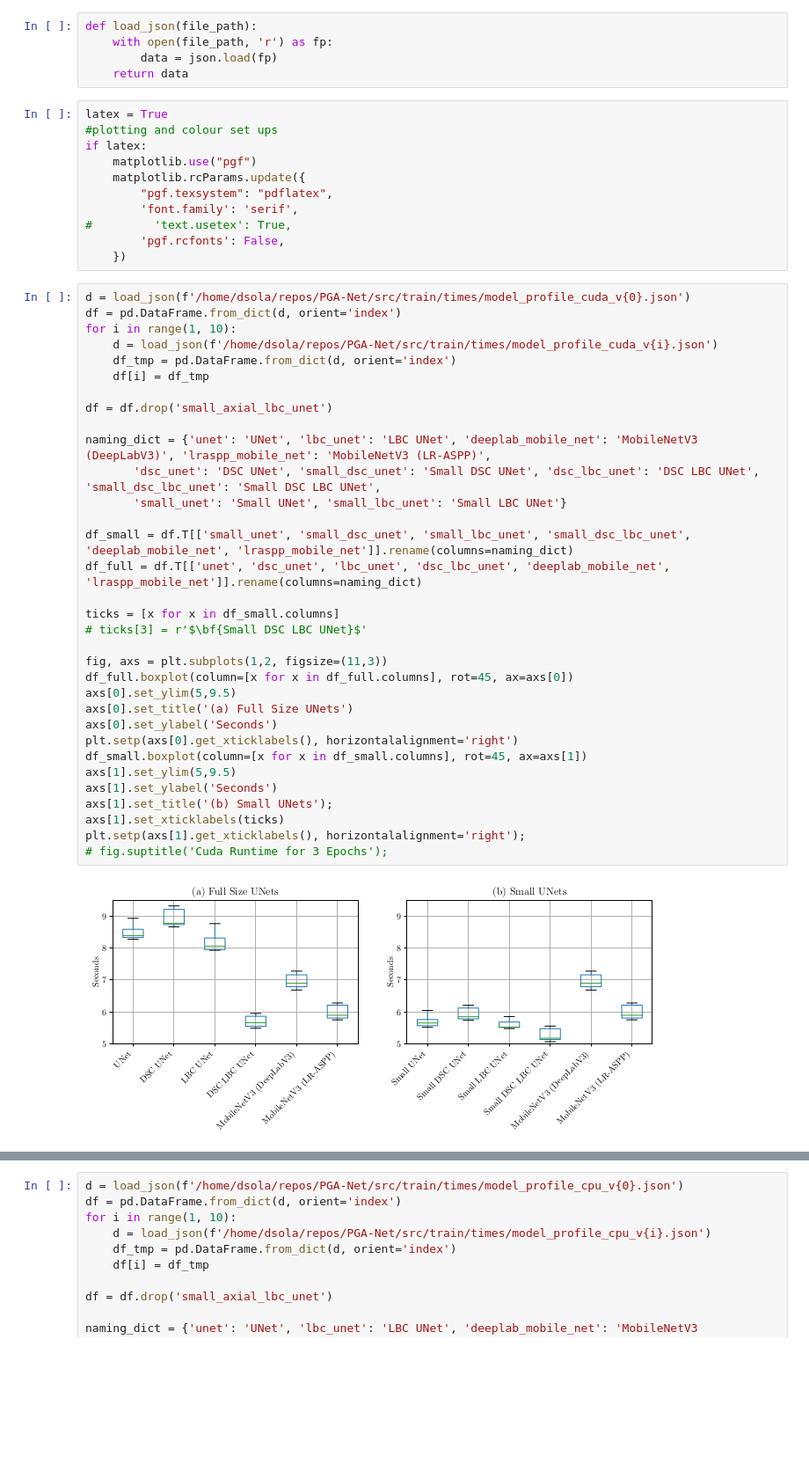
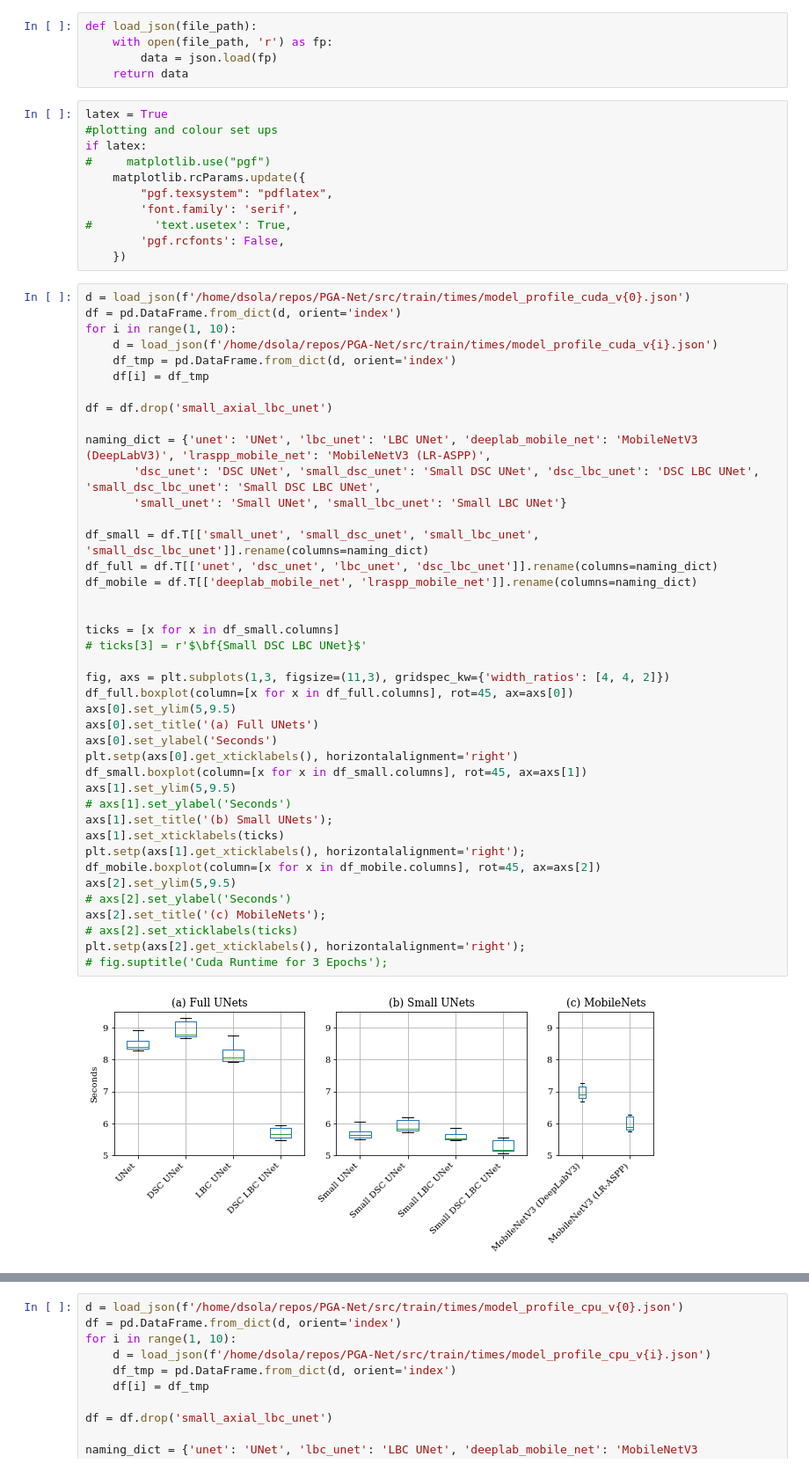
Before and after one commit to dansola/PGA-Net, a Jupyter notebook: notebooks/time_figure.ipynb, the cells around one changed output, grey strips where cells are left out. Shown: that part at 88% size. Drawn from its saved outputs; the diff is of its cells as text; blank space fills up the shorter version.

Commit message:
made new figures

```diff
--- a/notebooks/time_figure.ipynb
+++ b/notebooks/time_figure.ipynb
@@ -13,7 +13,7 @@ def load_json(file_path):
 latex = True
 #plotting and colour set ups
 if latex:
-    matplotlib.use("pgf")
+#     matplotlib.use("pgf")
     matplotlib.rcParams.update({
         "pgf.texsystem": "pdflatex",
         'font.family': 'serif',
@@ -23,35 +23,43 @@ if latex:
 # %%
 d = load_json(f'/home/dsola/repos/PGA-Net/src/train/times/model_profile_cuda_v{0}.json')
 df = pd.DataFrame.from_dict(d, orient='index')
 for i in range(1, 10):
     d = load_json(f'/home/dsola/repos/PGA-Net/src/train/times/model_profile_cuda_v{i}.json')
     df_tmp = pd.DataFrame.from_dict(d, orient='index')
     df[i] = df_tmp
 
 df = df.drop('small_axial_lbc_unet')
 
 naming_dict = {'unet': 'UNet', 'lbc_unet': 'LBC UNet', 'deeplab_mobile_net': 'MobileNetV3 (DeepLabV3)', 'lraspp_mobile_net': 'MobileNetV3 (LR-ASPP)',
        'dsc_unet': 'DSC UNet', 'small_dsc_unet': 'Small DSC UNet', 'dsc_lbc_unet': 'DSC LBC UNet', 'small_dsc_lbc_unet': 'Small DSC LBC UNet',
        'small_unet': 'Small UNet', 'small_lbc_unet': 'Small LBC UNet'}
 
-df_small = df.T[['small_unet', 'small_dsc_unet', 'small_lbc_unet', 'small_dsc_lbc_unet', 'deeplab_mobile_net', 'lraspp_mobile_net']].rename(columns=naming_dict)
-df_full = df.T[['unet', 'dsc_unet', 'lbc_unet', 'dsc_lbc_unet', 'deeplab_mobile_net', 'lraspp_mobile_net']].rename(columns=naming_dict)
+df_small = df.T[['small_unet', 'small_dsc_unet', 'small_lbc_unet', 'small_dsc_lbc_unet']].rename(columns=naming_dict)
+df_full = df.T[['unet', 'dsc_unet', 'lbc_unet', 'dsc_lbc_unet']].rename(columns=naming_dict)
+df_mobile = df.T[['deeplab_mobile_net', 'lraspp_mobile_net']].rename(columns=naming_dict)
+
 
 ticks = [x for x in df_small.columns]
 # ticks[3] = r'$\bf{Small DSC LBC UNet}$'
 
-fig, axs = plt.subplots(1,2, figsize=(11,3))
+fig, axs = plt.subplots(1,3, figsize=(11,3), gridspec_kw={'width_ratios': [4, 4, 2]})
 df_full.boxplot(column=[x for x in df_full.columns], rot=45, ax=axs[0])
 axs[0].set_ylim(5,9.5)
-axs[0].set_title('(a) Full Size UNets')
+axs[0].set_title('(a) Full UNets')
 axs[0].set_ylabel('Seconds')
 plt.setp(axs[0].get_xticklabels(), horizontalalignment='right')
 df_small.boxplot(column=[x for x in df_small.columns], rot=45, ax=axs[1])
 axs[1].set_ylim(5,9.5)
-axs[1].set_ylabel('Seconds')
+# axs[1].set_ylabel('Seconds')
 axs[1].set_title('(b) Small UNets');
 axs[1].set_xticklabels(ticks)
 plt.setp(axs[1].get_xticklabels(), horizontalalignment='right');
+df_mobile.boxplot(column=[x for x in df_mobile.columns], rot=45, ax=axs[2])
+axs[2].set_ylim(5,9.5)
+# axs[2].set_ylabel('Seconds')
+axs[2].set_title('(c) MobileNets');
+# axs[2].set_xticklabels(ticks)
+plt.setp(axs[2].get_xticklabels(), horizontalalignment='right');
 # fig.suptitle('Cuda Runtime for 3 Epochs');
 # %% [output]
-[figure, old version]
+[figure, new version]
```
Also changed, not shown: parts of 6 cells of this notebook, 7 other files.
